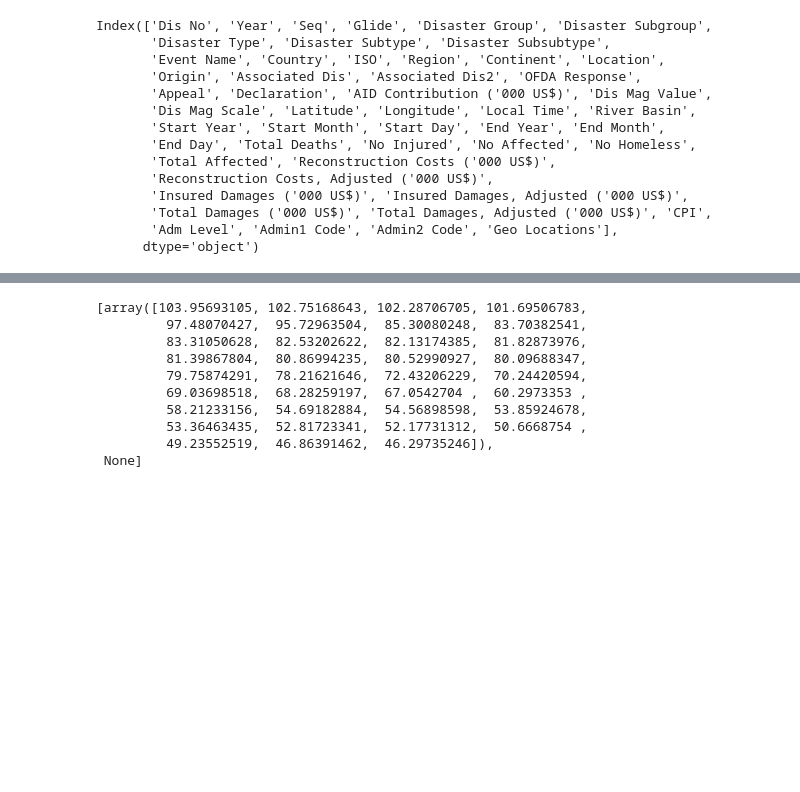
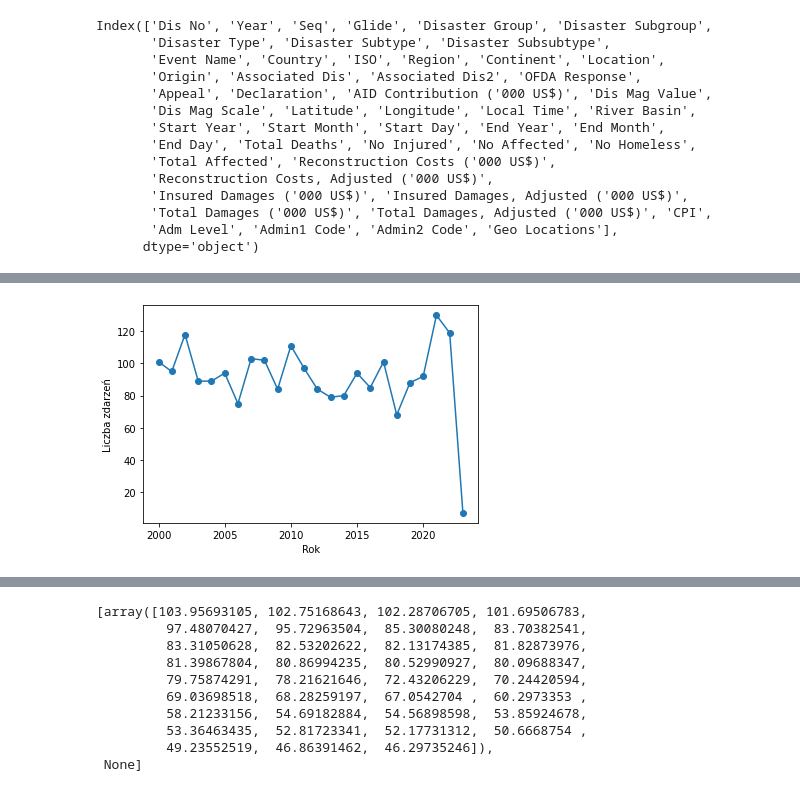
Before and after one commit to ndzadz/mgr, a Jupyter notebook: DataPreparation.ipynb, the cells around one changed output, grey strips where cells are left out. Drawn from its saved outputs; the diff is of its cells as text; code cells hidden in the pictures; blank space fills up the shorter version.

```diff
--- a/DataPreparation.ipynb
+++ b/DataPreparation.ipynb
@@ -95,0 +79,8 @@ data[data['Insured Damages (\'000 US$)'].isna()==0]
+# %%
+plt.plot(data.groupby("Year").count()["Dis No"], linestyle= '-',marker='o')
+plt.xlabel("Rok")
+plt.ylabel("Liczba zdarzeń")
+plt.savefig("C:\\Users\\ndzad\\Dropbox\\MINI\\Magisterka\\repo\\mgr\\Rysunki\\no_tot.pdf")
+plt.show()
+# %% [output]
+[figure, added]
```
Also changed, not shown: parts of 12 cells of this notebook, 2 other files.
